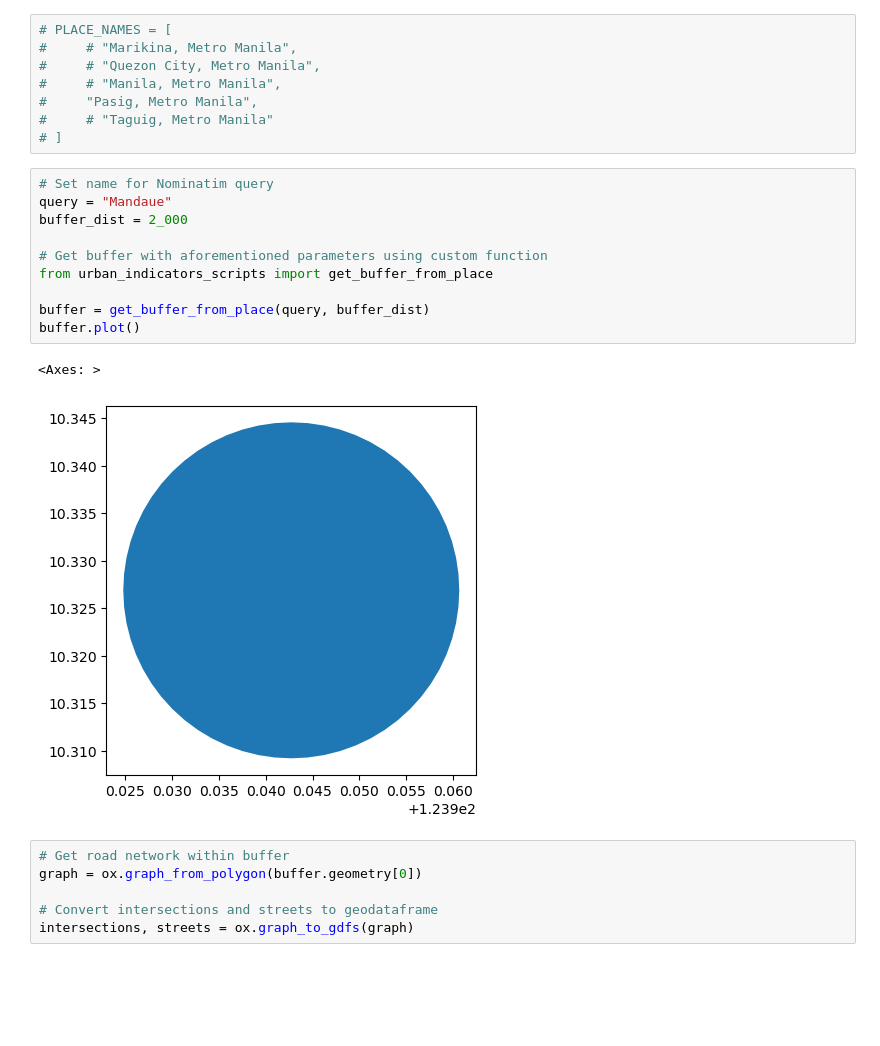
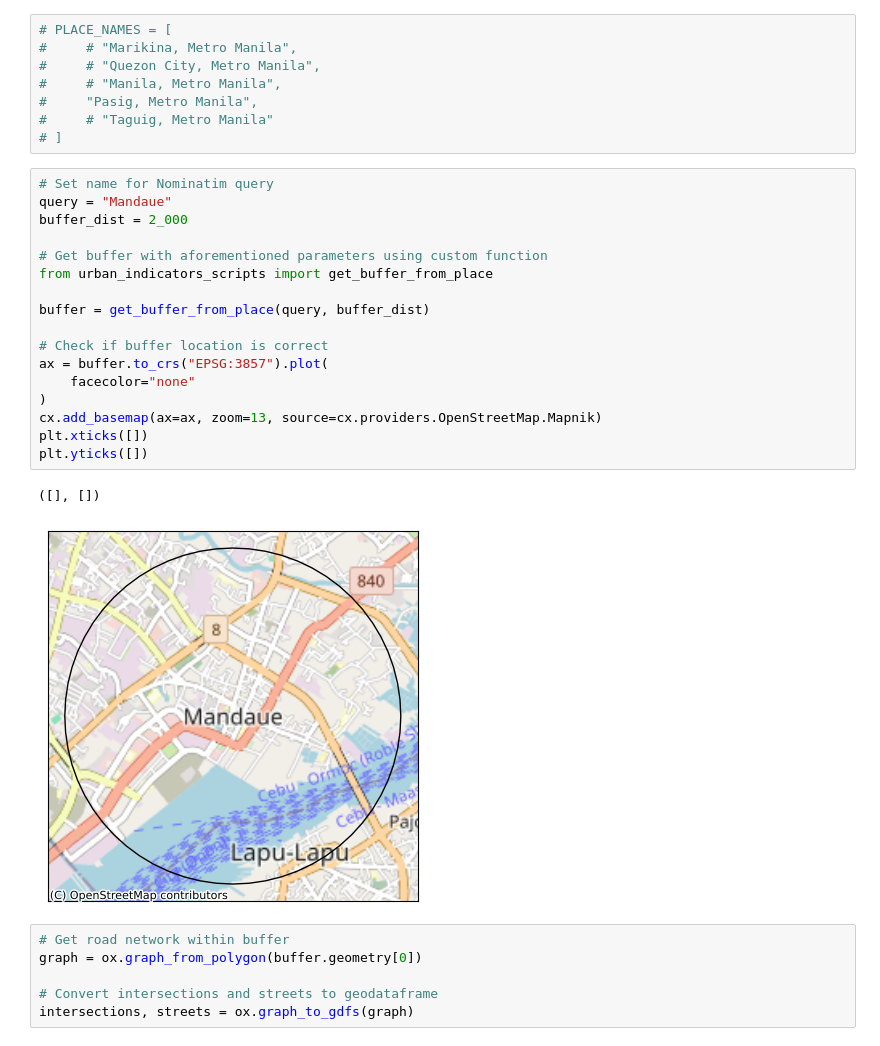
Before and after one commit to Automating-GIS-processes-II-2023/final-assignment-jeromemaiquez, a Jupyter notebook: osm_street_circle.ipynb, the cells around one changed output. Drawn from its saved outputs; the diff is of its cells as text; blank space fills up the shorter version.

```diff
--- a/osm_street_circle.ipynb
+++ b/osm_street_circle.ipynb
@@ -17,16 +17,23 @@ import matplotlib.pyplot as plt
 # %%
 # Set name for Nominatim query
 query = "Mandaue"
 buffer_dist = 2_000
 
 # Get buffer with aforementioned parameters using custom function
 from urban_indicators_scripts import get_buffer_from_place
 
 buffer = get_buffer_from_place(query, buffer_dist)
-buffer.plot()
+
+# Check if buffer location is correct
+ax = buffer.to_crs("EPSG:3857").plot(
+    facecolor="none"
+)
+cx.add_basemap(ax=ax, zoom=13, source=cx.providers.OpenStreetMap.Mapnik)
+plt.xticks([])
+plt.yticks([])
 # %% [output]
-<Axes: >
+([], [])
-[figure, old version]
+[figure, new version]
 # %%
 # Get road network within buffer
 graph = ox.graph_from_polygon(buffer.geometry[0])
```
Also changed, not shown: parts of 4 cells of this notebook, 2 other files.
